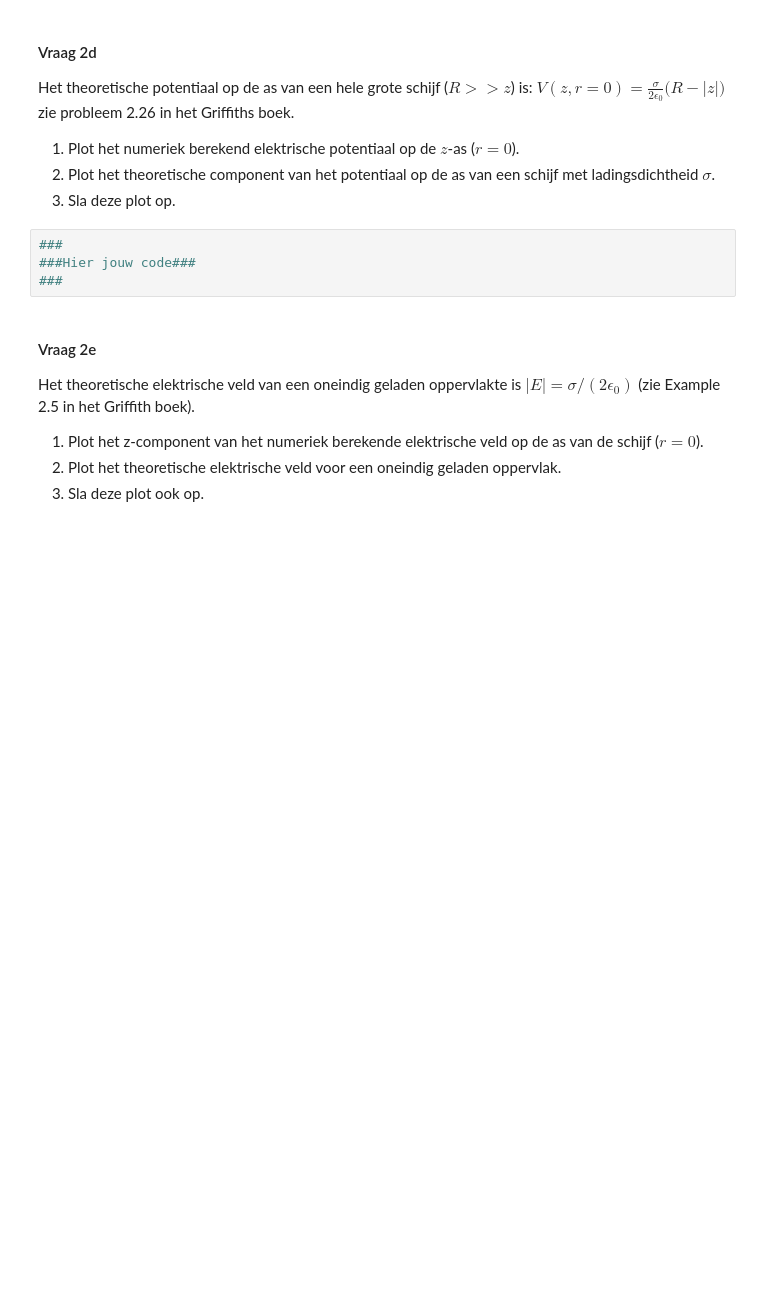
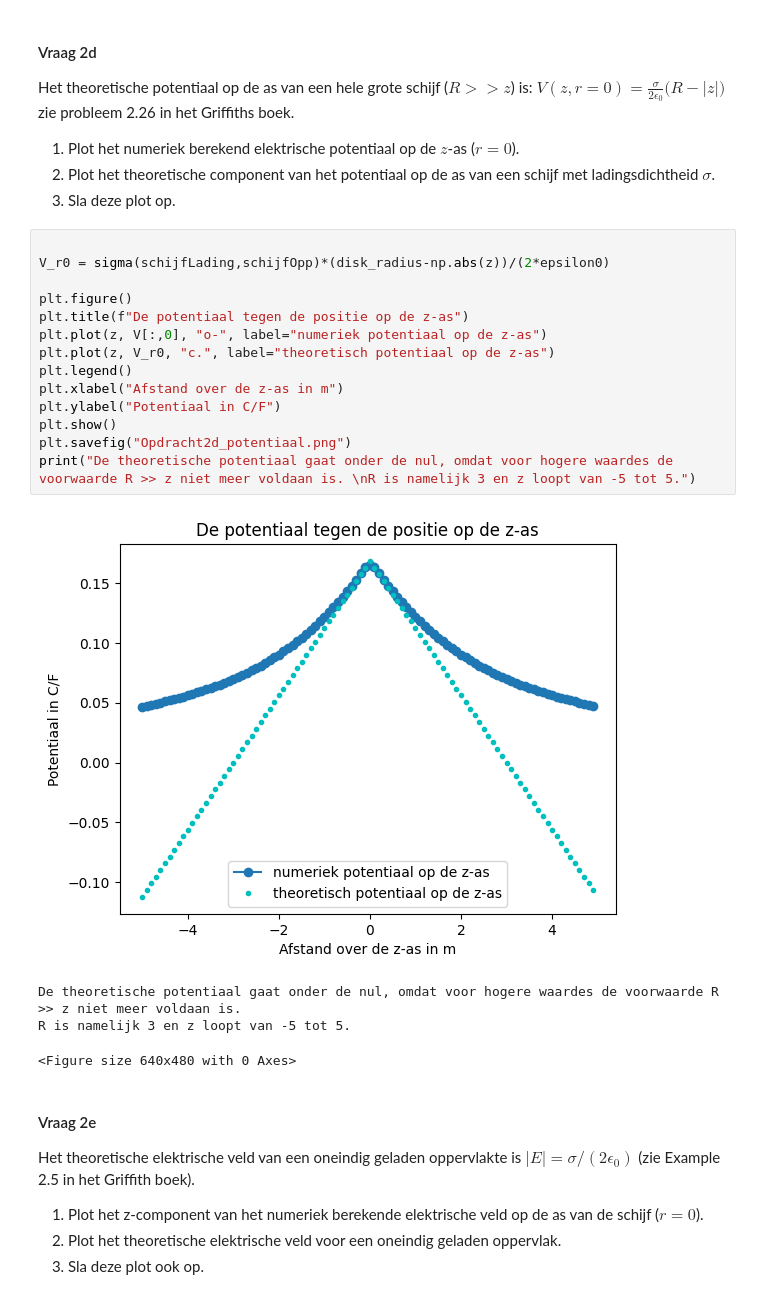
Before and after one commit to tdrvs/opdrachten-DEF-D, a Jupyter notebook: DigitaleOntwerpopdrachten/1CondensatorOpdracht/CondensatorOntwerpopdracht.ipynb, the cells around one changed output. Drawn from its saved outputs; the diff is of its cells as text; blank space fills up the shorter version.

Commit message:
Opdracht 2a t/m 2d af

```diff
--- a/DigitaleOntwerpopdrachten/1CondensatorOpdracht/CondensatorOntwerpopdracht.ipynb
+++ b/DigitaleOntwerpopdrachten/1CondensatorOpdracht/CondensatorOntwerpopdracht.ipynb
@@ -261,9 +269,24 @@ zie probleem 2.26 in het Griffiths boek.
 2. Plot het theoretische component van het potentiaal op de as van een schijf met ladingsdichtheid $\sigma$.
 3. Sla deze plot op.
 # %%
-###
-###Hier jouw code###
-###
+
+V_r0 = sigma(schijfLading,schijfOpp)*(disk_radius-np.abs(z))/(2*epsilon0)
+
+plt.figure()
+plt.title(f"De potentiaal tegen de positie op de z-as")
+plt.plot(z, V[:,0], "o-", label="numeriek potentiaal op de z-as")
+plt.plot(z, V_r0, "c.", label="theoretisch potentiaal op de z-as")
+plt.legend()
+plt.xlabel("Afstand over de z-as in m")
+plt.ylabel("Potentiaal in C/F")
+plt.show()
+plt.savefig("Opdracht2d_potentiaal.png")
+print("De theoretische potentiaal gaat onder de nul, omdat voor hogere waardes de voorwaarde R >> z niet meer voldaan is. \nR is namelijk 3 en z loopt van -5 tot 5.")
+# %% [output]
+[figure, added]
+De theoretische potentiaal gaat onder de nul, omdat voor hogere waardes de voorwaarde R >> z niet meer voldaan is.
+R is namelijk 3 en z loopt van -5 tot 5.
+<Figure size 640x480 with 0 Axes>
 # %% [markdown]
 #### Vraag 2e
 
```
Also changed, not shown: parts of 6 cells of this notebook, 1 other file.
